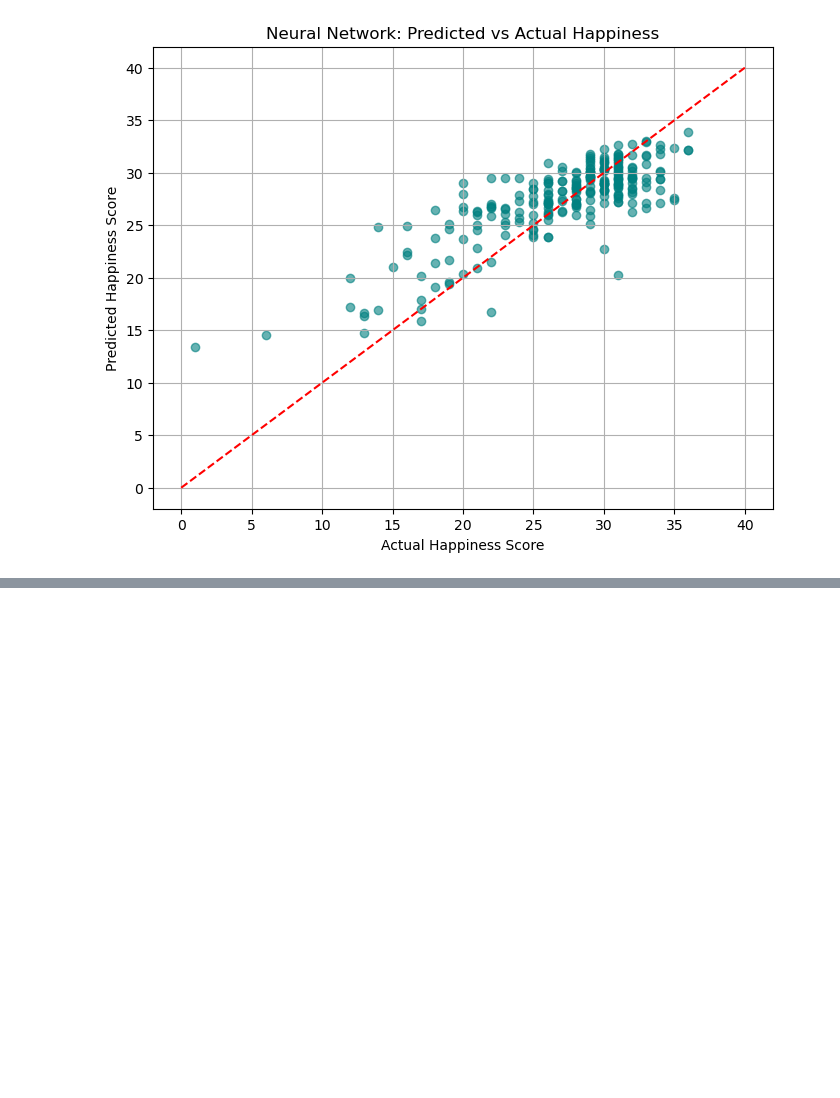
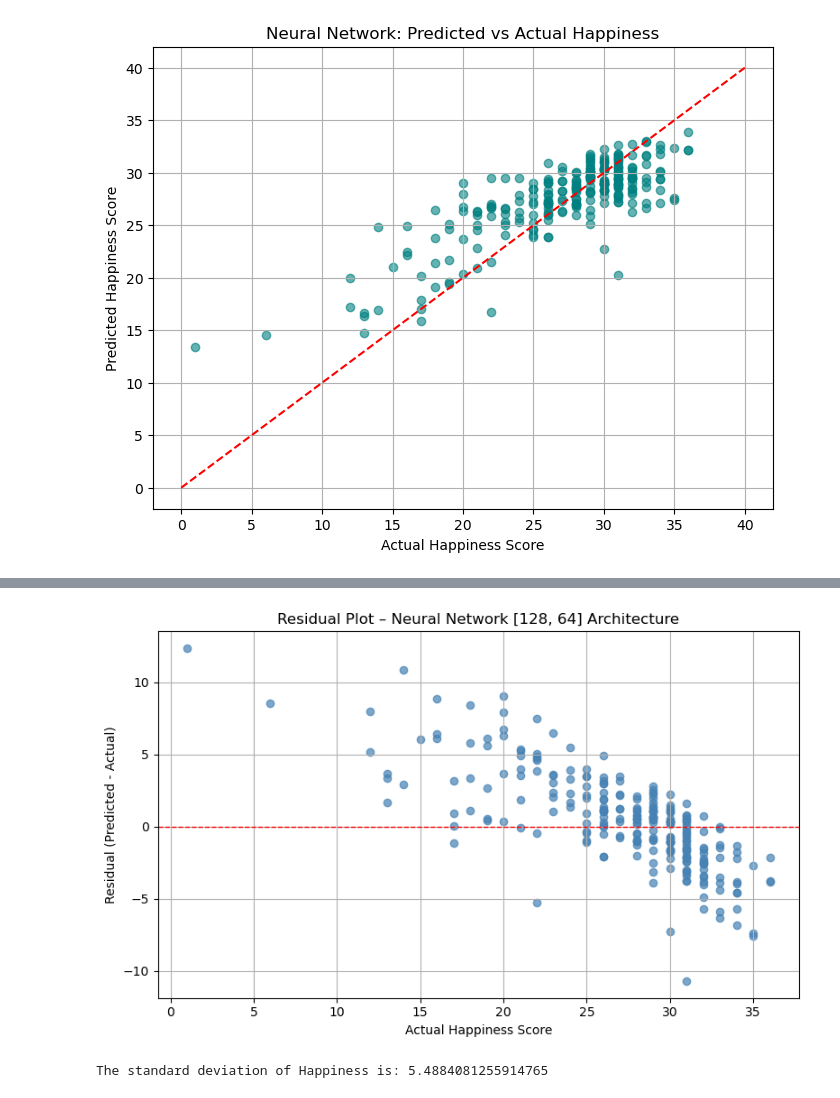
Before and after one commit to noellereid/Data-Science-Capstone, a Jupyter notebook: capstone_project.ipynb, the cells around one changed output, grey strips where cells are left out. Cells and saved outputs as stored; diff of their text form; code cells hidden in the pictures; blank space fills up the shorter version.

```diff
--- a/capstone_project.ipynb
+++ b/capstone_project.ipynb
@@ -1887,0 +2137,26 @@ plt.show()
+# %%
+
+# Compute residuals
+residuals = predictions - actuals
+
+# Plot residuals
+plt.figure(figsize=(8, 5))
+plt.scatter(actuals, residuals, color='steelblue', alpha=0.7)
+plt.axhline(y=0, color='red', linestyle='--', linewidth=1)
+plt.xlabel("Actual Happiness Score")
+plt.ylabel("Residual (Predicted - Actual)")
+plt.title("Residual Plot – Neural Network [128, 64] Architecture")
+plt.grid(True)
+plt.tight_layout()
+plt.show()
+# %% [output]
+[figure, added]
+# %%
+# FIND SD OF HAPPINESS
+# Calculate the standard deviation of the 'Happiness' column
+happiness_sd = df['Happiness'].std()
+
+# Display the result
+print(f"The standard deviation of Happiness is: {happiness_sd}")
+# %% [output]
+The standard deviation of Happiness is: 5.4884081255914765
```
Also changed, not shown: parts of 24 cells of this notebook.
